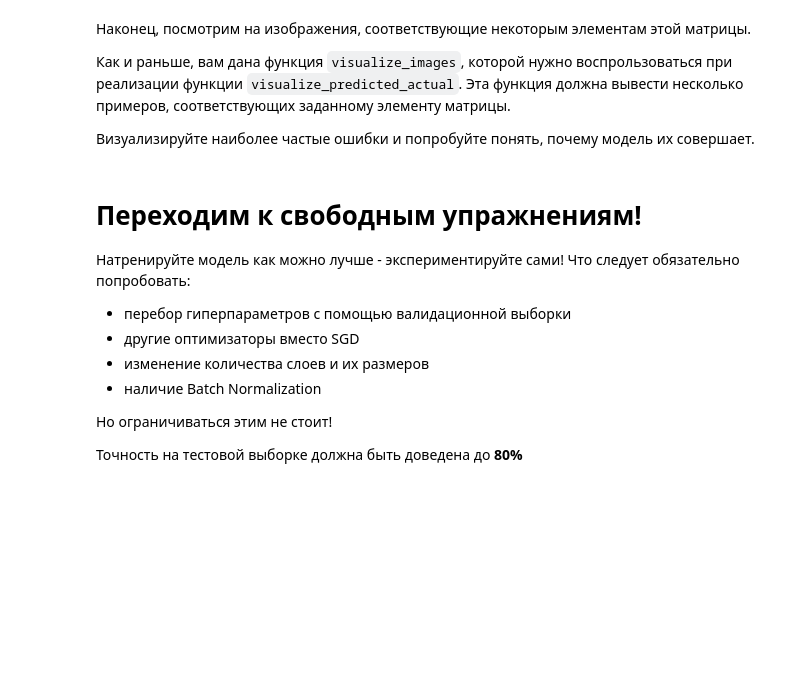
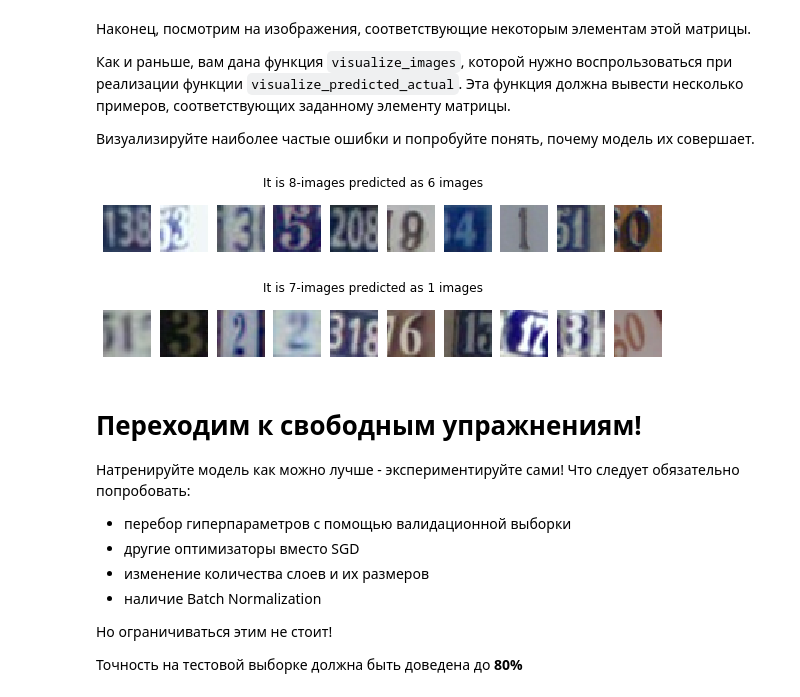
Before and after one commit to denisart/dl_course, a Jupyter notebook: assignments/assignment2/PyTorch.ipynb, the cells around one changed output. Cells and saved outputs as stored; diff of their text form; code cells hidden in the pictures; blank space fills up the shorter version.

```diff
--- a/assignments/assignment2/PyTorch.ipynb
+++ b/assignments/assignment2/PyTorch.ipynb
@@ -435,34 +441,42 @@ def visualize_images(indices, data, title='', max_num=10):
     """
     to_show = min(len(indices), max_num)
     fig = plt.figure(figsize=(10,1.5))
     fig.suptitle(title)
     for i, index in enumerate(indices[:to_show]):
         plt.subplot(1,to_show, i+1)
         plt.axis('off')
         sample = data[index][0]
         plt.imshow(sample)
 
 def visualize_predicted_actual(predicted_class, gt_class, predictions, groud_truth, val_indices, data):
     """
     Visualizes images of a ground truth class which were predicted as the other class
 
     predicted: int 0-9, index of the predicted class
     gt_class: int 0-9, index of the ground truth class
     predictions: np array of ints, model predictions for all validation samples
     ground_truth: np array of ints, ground truth for all validation samples
     val_indices: np array of ints, indices of validation samples
     """
 
     # TODO: Implement visualization using visualize_images above
     # predictions and ground_truth are provided for validation set only, defined by val_indices
     # Hint: numpy index arrays might be helpful
     # https://docs.scipy.org/doc/numpy/user/basics.indexing.html#index-arrays
     # Please make the title meaningful!
 
-    raise Exception("Not implemented")
+    title = f'It is {gt_class}-images predicted as {predicted_class} images'
+    intersec_indeces = np.intersect1d(
+        np.where(np.array(groud_truth) == gt_class)[0],
+        np.where(np.array(predictions) == predicted_class)[0])
+
+    visualize_images(intersec_indeces, data, title=title, max_num=10)
 
 visualize_predicted_actual(6, 8, predictions, gt, np.array(val_indices), data_train_images)
 visualize_predicted_actual(1, 7, predictions, gt, np.array(val_indices), data_train_images)
+# %% [output]
+[figure, added]
+[figure, added]
 # %% [markdown]
 # Переходим к свободным упражнениям!
 
```
Also changed, not shown: parts of 12 cells of this notebook, 1 other file.
